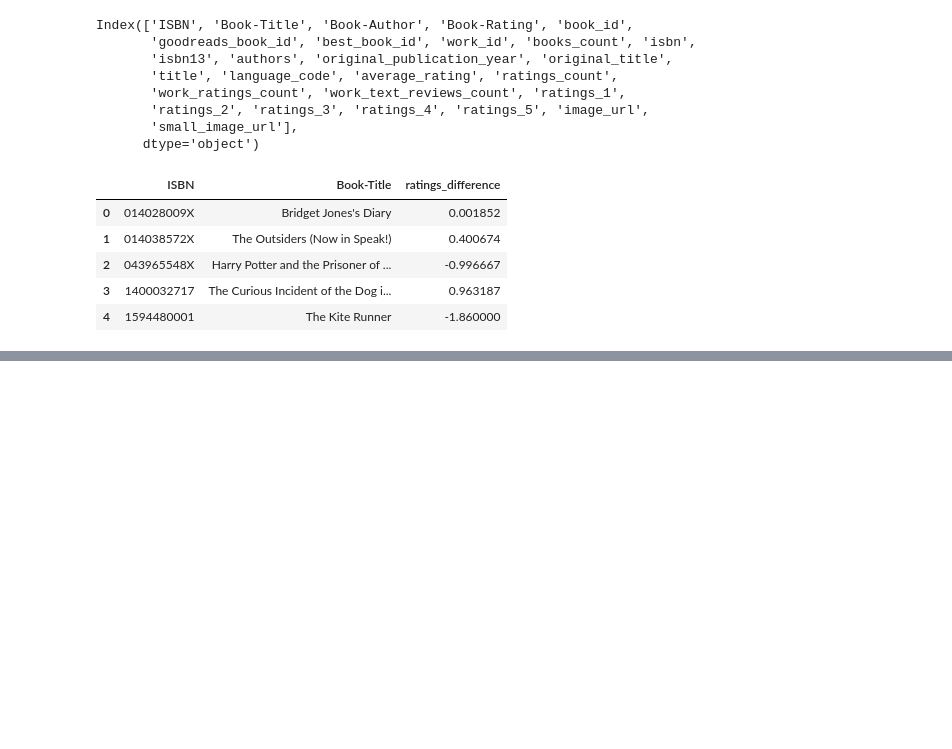
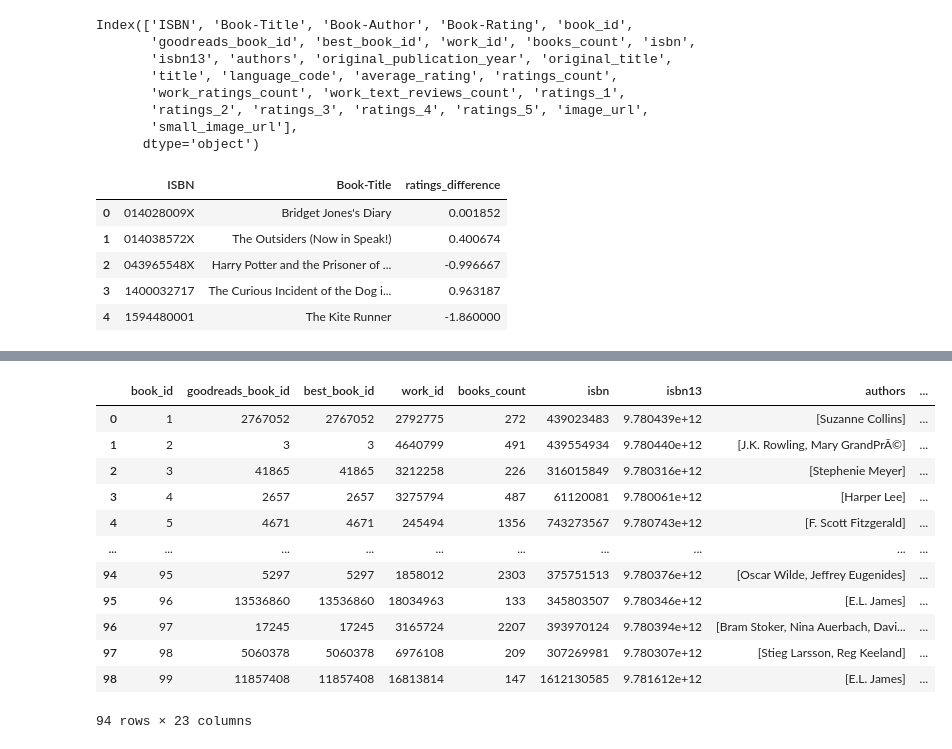
Before and after one commit to corinnastrada/pandas_uni_project, a Jupyter notebook: script_progetto.ipynb, the cells around one changed output, grey strips where cells are left out. Drawn from its saved outputs; the diff is of its cells as text; code cells hidden in the pictures; blank space fills up the shorter version.

```diff
--- a/script_progetto.ipynb
+++ b/script_progetto.ipynb
@@ -466,0 +555,18 @@ intersected_books_1[['ISBN','Book-Title', 'ratings_difference' ]]
+# %%
+only_goodbooks= goodbooks.merge(books,left_on='isbn', right_on='ISBN')
+
+goodbooks[(~goodbooks.isbn.isin(only_goodbooks.isbn))&(~books.ISBN.isin(only_goodbooks.ISBN))]
+# %% [output]
+|  | book_id | goodreads_book_id | best_book_id | work_id | books_count | isbn | isbn13 | authors | ... |
+| 0 | 1 | 2767052 | 2767052 | 2792775 | 272 | 439023483 | 9.780439e+12 | [Suzanne Collins] | ... |
+| 1 | 2 | 3 | 3 | 4640799 | 491 | 439554934 | 9.780440e+12 | [J.K. Rowling, Mary GrandPrÃ©] | ... |
+| 2 | 3 | 41865 | 41865 | 3212258 | 226 | 316015849 | 9.780316e+12 | [Stephenie Meyer] | ... |
+| 3 | 4 | 2657 | 2657 | 3275794 | 487 | 61120081 | 9.780061e+12 | [Harper Lee] | ... |
+| 4 | 5 | 4671 | 4671 | 245494 | 1356 | 743273567 | 9.780743e+12 | [F. Scott Fitzgerald] | ... |
+| ... | ... | ... | ... | ... | ... | ... | ... | ... | ... |
+| 94 | 95 | 5297 | 5297 | 1858012 | 2303 | 375751513 | 9.780376e+12 | [Oscar Wilde, Jeffrey Eugenides] | ... |
+| 95 | 96 | 13536860 | 13536860 | 18034963 | 133 | 345803507 | 9.780346e+12 | [E.L. James] | ... |
+| 96 | 97 | 17245 | 17245 | 3165724 | 2207 | 393970124 | 9.780394e+12 | [Bram Stoker, Nina Auerbach, Davi... | ... |
+| 97 | 98 | 5060378 | 5060378 | 6976108 | 209 | 307269981 | 9.780307e+12 | [Stieg Larsson, Reg Keeland] | ... |
+| 98 | 99 | 11857408 | 11857408 | 16813814 | 147 | 1612130585 | 9.781612e+12 | [E.L. James] | ... |
+94 rows × 23 columns
```
Also changed, not shown: parts of 16 cells of this notebook.
